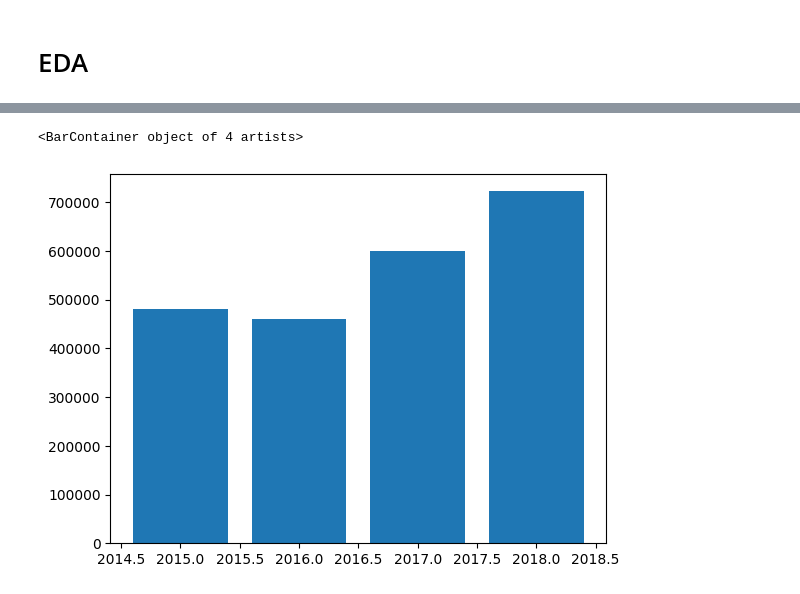
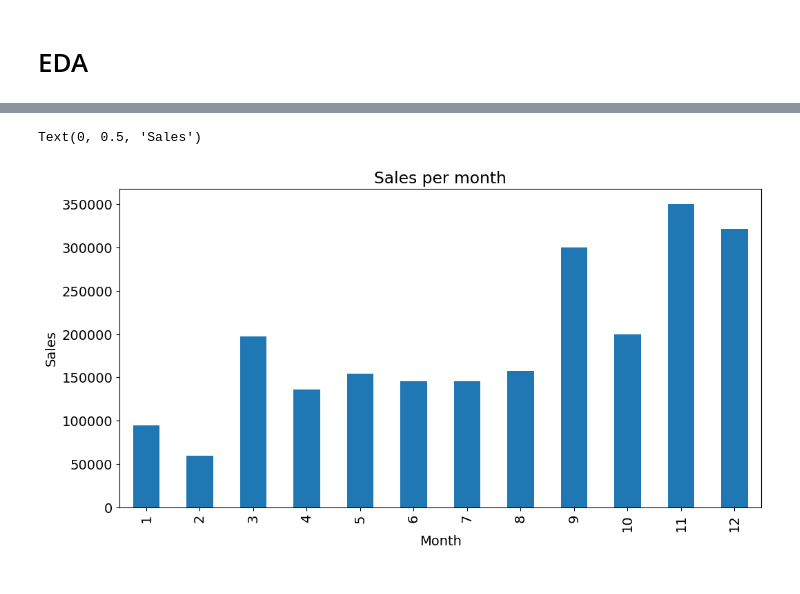
Before and after one commit to MrIsCM/DataProjects, a Jupyter notebook: P1_Sales_DA/main.ipynb, the cells around one changed output, grey strips where cells are left out. Drawn from its saved outputs; the diff is of its cells as text; code cells hidden in the pictures.

Commit message:
Some exploration and visualization of the data.

```diff
--- a/P1_Sales_DA/main.ipynb
+++ b/P1_Sales_DA/main.ipynb
@@ -5,6 +5,9 @@ import matplotlib.pyplot as plt
 import seaborn as sns
 
 from pathlib import Path
+
+plt.rcParams['figure.figsize'] = (19, 5)
+plt.rcParams['font.size'] = 14
 # %%
 # Load data
 
@@ -68,5 +88,10 @@ data.groupby(data['Order Date'].dt.year)['Sales'].sum().plot(kind='bar')
-# %%
-plt.bar(data.groupby(data['Order Date'].dt.year)['Sales'].sum().index, data.groupby(data['Order Date'].dt.year)['Sales'].sum())
-# %% [output]
-<BarContainer object of 4 artists>
-[figure, removed]
+# %%
+# Sales per month (cummulatively over the years)
+plt.figure(figsize=(12, 6))
+data.groupby(data['Order Date'].dt.month)['Sales'].sum().plot(kind='bar')
+plt.title('Sales per month')
+plt.xlabel('Month')
+plt.ylabel('Sales')
+# %% [output]
+Text(0, 0.5, 'Sales')
+[figure, added]
```
Also changed, not shown: parts of 7 cells of this notebook.
